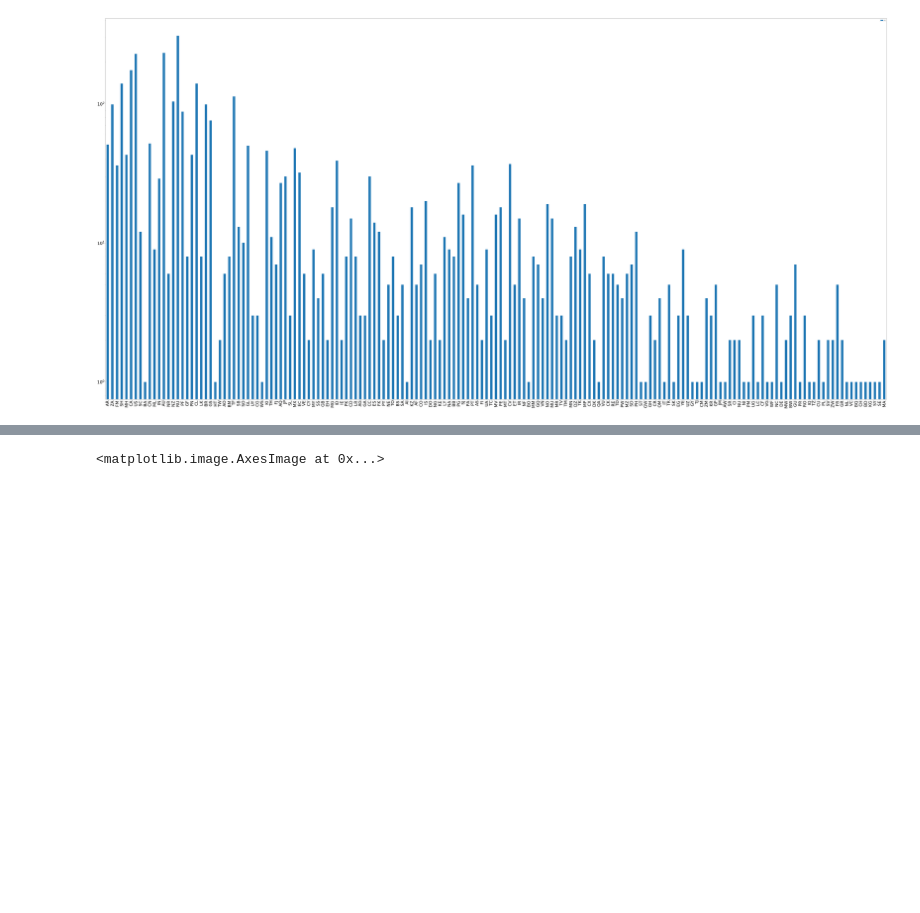
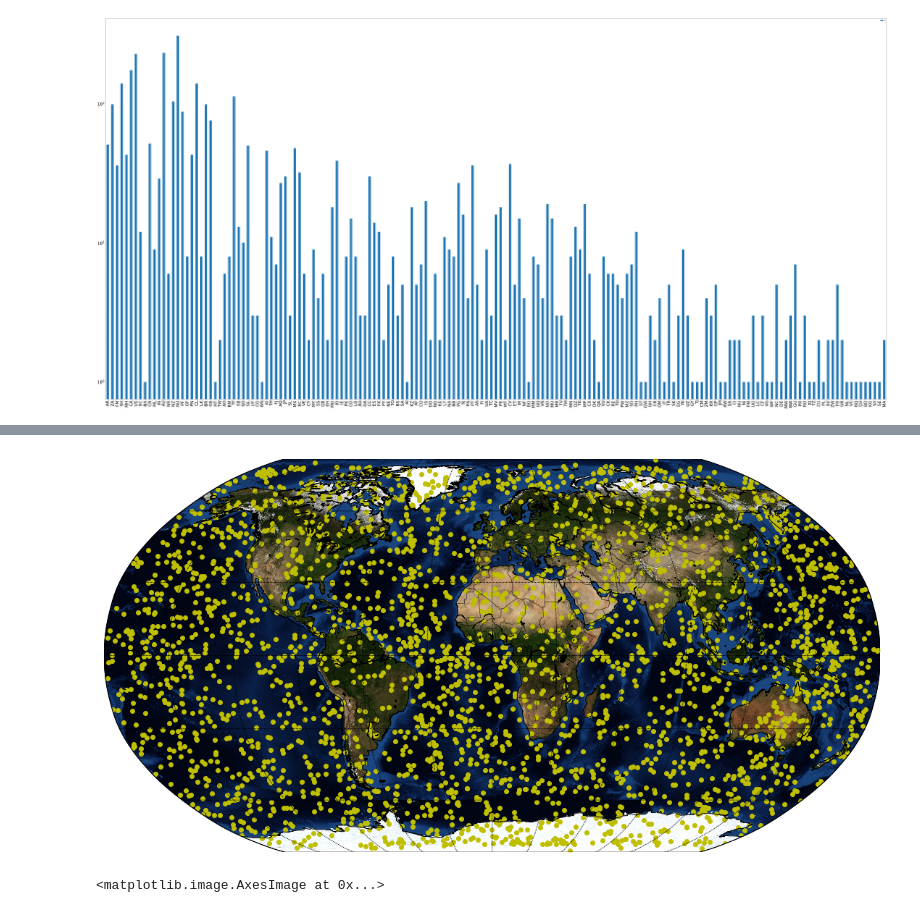
Before and after one commit to lggoch/NTDS_Sat, a Jupyter notebook: Project_Exploratory_Antoine.ipynb, the cells around one changed output, grey strips where cells are left out. Drawn from its saved outputs; the diff is of its cells as text; code cells hidden in the pictures; blank space fills up the shorter version.

```diff
--- a/Project_Exploratory_Antoine.ipynb
+++ b/Project_Exploratory_Antoine.ipynb
@@ -211 +241,21 @@ def compute_adjacency(orbit_grids):
+# %%
+plt.figure(figsize=(20,10))
+eq_map = Basemap(projection='robin', resolution = 'l', area_thresh = 1000.0,
+              lat_0=0,lon_0=0)
+eq_map.drawcoastlines()
+eq_map.drawcountries()
+eq_map.bluemarble()
+eq_map.drawmapboundary()
+eq_map.drawmeridians(np.arange(0, 360, 30))
+eq_map.drawparallels(np.arange(-90, 90, 30))
+
+long = data_final['Longitude [°]'].values
+lat = data_final['Latitude [°]'].values
+
+lons,lats = eq_map(long,lat)
+eq_map.scatter(lons, lats, marker = 'o', color='y', zorder=1)
+
+plt.show()
+# %% [output]
+[figure, added]
 # %%
```
Also changed, not shown: parts of 14 cells of this notebook.
